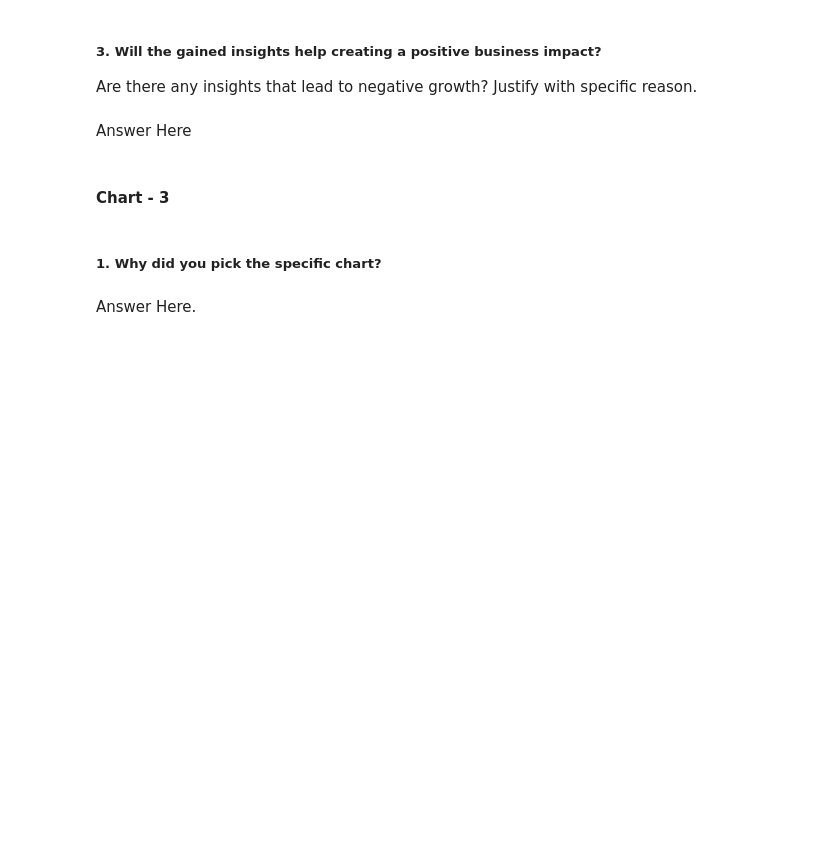
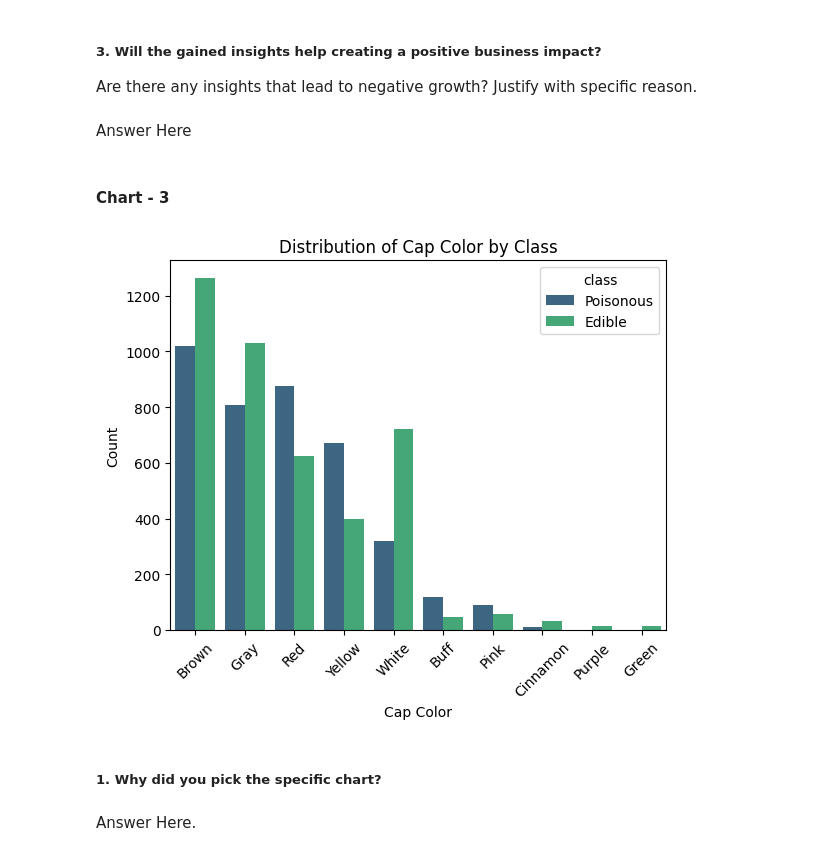
Before and after one commit to Vansh-172/Project-Classification, a Jupyter notebook: Vansh_Goyal_Project_Classification.ipynb, the cells around one changed output. Cells and saved outputs as stored; diff of their text form; code cells hidden in the pictures; blank space fills up the shorter version.

```diff
--- a/Vansh_Goyal_Project_Classification.ipynb
+++ b/Vansh_Goyal_Project_Classification.ipynb
@@ -339,3 +568,14 @@ Answer Here
+# %%
+# Chart - 3 visualization code
+#Distribution of Cap Color by Class
+sns.countplot(data=df, x='cap-color', hue='class',order=df['cap-color'].value_counts().index, palette='viridis')
+plt.title('Distribution of Cap Color by Class')
+plt.xlabel('Cap Color')
+plt.ylabel('Count')
+plt.xticks(rotation=45)
+plt.show()
+# %% [output]
+[figure, added]
 # %% [markdown]
 ##### 1. Why did you pick the specific chart?
 # %% [markdown]
```
Also changed, not shown: parts of 34 cells of this notebook.
